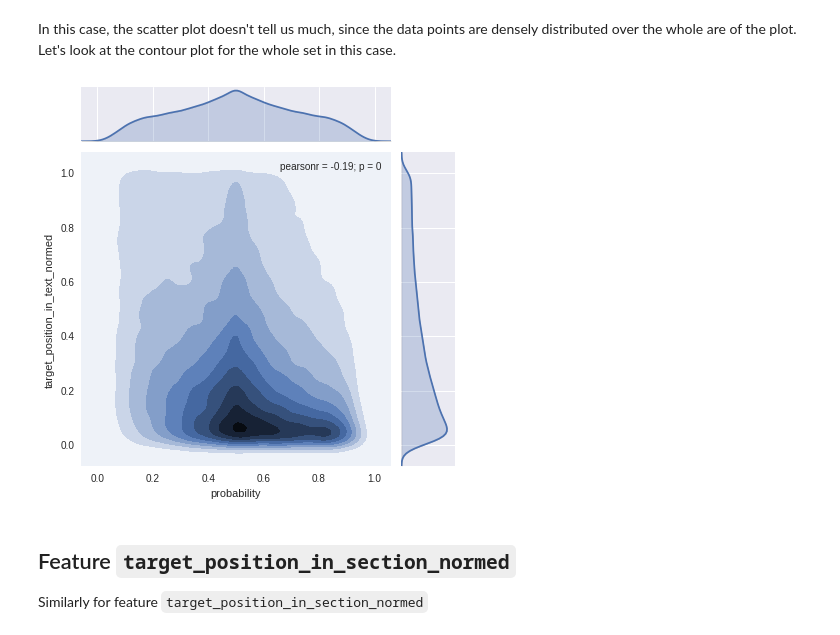
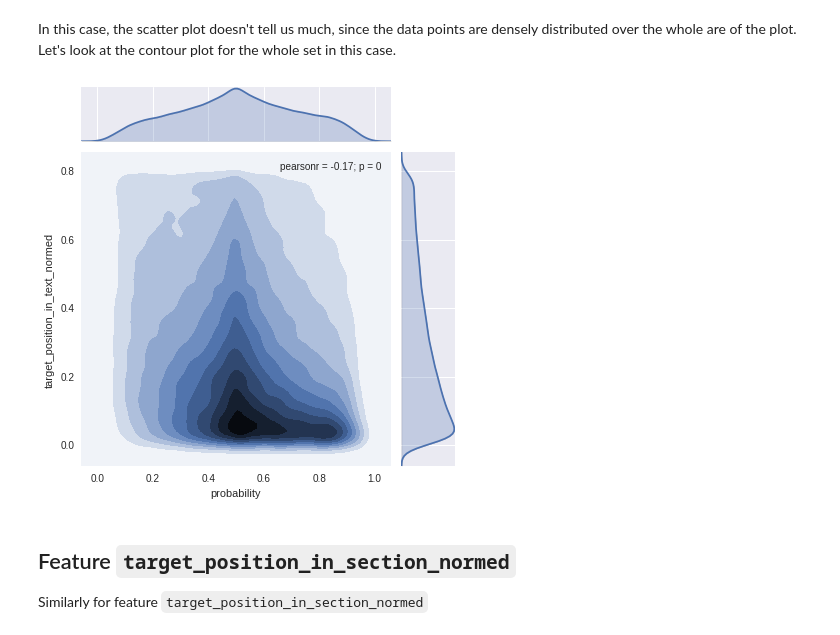
Before and after one commit to semplea/wiki-linkprob, a Jupyter notebook: Wikipedia pages.ipynb, the cells around one changed output. Cells and saved outputs as stored; diff of their text form; code cells hidden in the pictures.

```diff
--- a/Wikipedia pages.ipynb
+++ b/Wikipedia pages.ipynb
@@ -131,9 +131,10 @@ sns.jointplot(x='probability', y='target_position_in_text_normed', data=data)
 # %% [markdown]
 In this case, the scatter plot doesn't tell us much, since the data points are densely distributed over the whole are of the plot. Let's look at the contour plot for the whole set in this case.
 # %%
+data_filt = data[data.target_position_in_text_normed < data.target_position_in_text_normed.quantile(.9)]
 sns.jointplot(x='probability', y='target_position_in_text_normed', data=data_filt, kind='kde');
 # %% [output]
-[figure, old version]
+[figure, new version]
 # %% [markdown]
 ## Feature `target_position_in_section_normed`
 Similarly for feature `target_position_in_section_normed`
```
Also changed, not shown: parts of 4 cells of this notebook.
